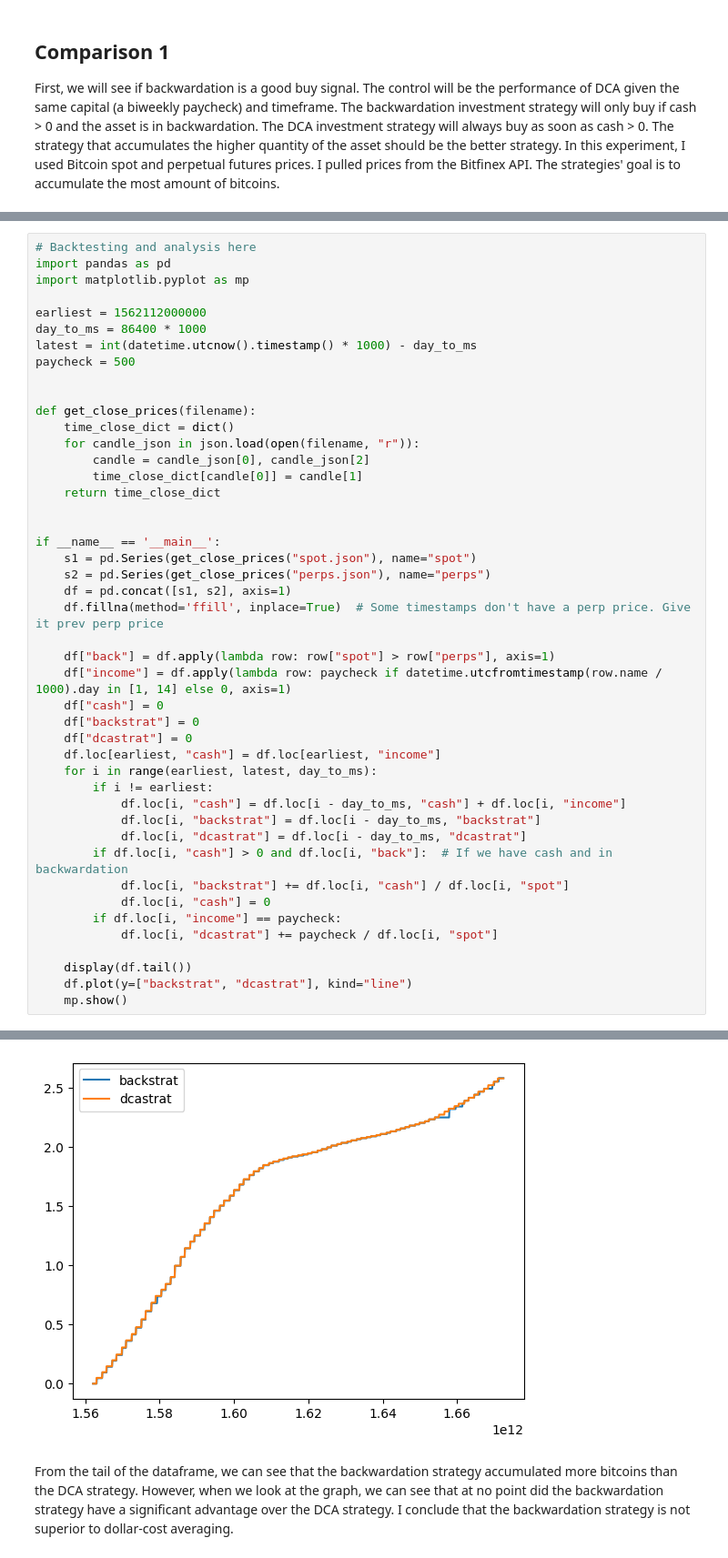
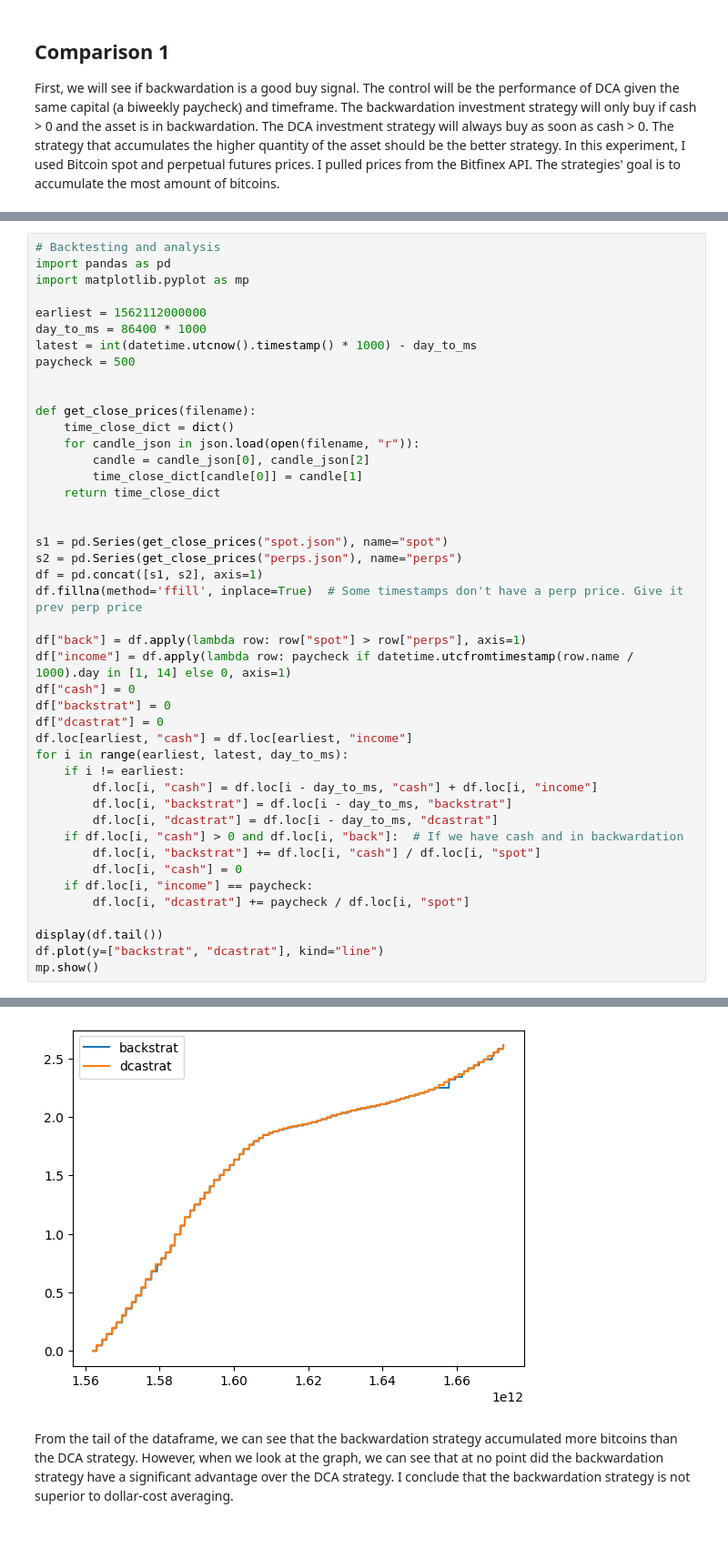
Before and after one commit to brianeide/backtesting, a Jupyter notebook: dca_compare/dca_compare.ipynb, the cells around one changed output, grey strips where cells are left out. Shown: that part at 91% size. Drawn from its saved outputs; the diff is of its cells as text.

```diff
--- a/dca_compare/dca_compare.ipynb
+++ b/dca_compare/dca_compare.ipynb
@@ -37,5 +36,5 @@ if __name__ == '__main__':
 # %%
-# Backtesting and analysis here
+# Backtesting and analysis
 import pandas as pd
 import matplotlib.pyplot as mp
 
@@ -53,31 +52,30 @@ def get_close_prices(filename):
     return time_close_dict
 
 
-if __name__ == '__main__':
-    s1 = pd.Series(get_close_prices("spot.json"), name="spot")
-    s2 = pd.Series(get_close_prices("perps.json"), name="perps")
-    df = pd.concat([s1, s2], axis=1)
-    df.fillna(method='ffill', inplace=True)  # Some timestamps don't have a perp price. Give it prev perp price
+s1 = pd.Series(get_close_prices("spot.json"), name="spot")
+s2 = pd.Series(get_close_prices("perps.json"), name="perps")
+df = pd.concat([s1, s2], axis=1)
+df.fillna(method='ffill', inplace=True)  # Some timestamps don't have a perp price. Give it prev perp price
 
-    df["back"] = df.apply(lambda row: row["spot"] > row["perps"], axis=1)
-    df["income"] = df.apply(lambda row: paycheck if datetime.utcfromtimestamp(row.name / 1000).day in [1, 14] else 0, axis=1)
-    df["cash"] = 0
-    df["backstrat"] = 0
-    df["dcastrat"] = 0
-    df.loc[earliest, "cash"] = df.loc[earliest, "income"]
-    for i in range(earliest, latest, day_to_ms):
-        if i != earliest:
-            df.loc[i, "cash"] = df.loc[i - day_to_ms, "cash"] + df.loc[i, "income"]
-            df.loc[i, "backstrat"] = df.loc[i - day_to_ms, "backstrat"]
-            df.loc[i, "dcastrat"] = df.loc[i - day_to_ms, "dcastrat"]
-        if df.loc[i, "cash"] > 0 and df.loc[i, "back"]:  # If we have cash and in backwardation
-            df.loc[i, "backstrat"] += df.loc[i, "cash"] / df.loc[i, "spot"]
-            df.loc[i, "cash"] = 0
-        if df.loc[i, "income"] == paycheck:
-            df.loc[i, "dcastrat"] += paycheck / df.loc[i, "spot"]
+df["back"] = df.apply(lambda row: row["spot"] > row["perps"], axis=1)
+df["income"] = df.apply(lambda row: paycheck if datetime.utcfromtimestamp(row.name / 1000).day in [1, 14] else 0, axis=1)
+df["cash"] = 0
+df["backstrat"] = 0
+df["dcastrat"] = 0
+df.loc[earliest, "cash"] = df.loc[earliest, "income"]
+for i in range(earliest, latest, day_to_ms):
+    if i != earliest:
+        df.loc[i, "cash"] = df.loc[i - day_to_ms, "cash"] + df.loc[i, "income"]
+        df.loc[i, "backstrat"] = df.loc[i - day_to_ms, "backstrat"]
+        df.loc[i, "dcastrat"] = df.loc[i - day_to_ms, "dcastrat"]
+    if df.loc[i, "cash"] > 0 and df.loc[i, "back"]:  # If we have cash and in backwardation
+        df.loc[i, "backstrat"] += df.loc[i, "cash"] / df.loc[i, "spot"]
+        df.loc[i, "cash"] = 0
+    if df.loc[i, "income"] == paycheck:
+        df.loc[i, "dcastrat"] += paycheck / df.loc[i, "spot"]
 
-    display(df.tail())
-    df.plot(y=["backstrat", "dcastrat"], kind="line")
-    mp.show()
+display(df.tail())
+df.plot(y=["backstrat", "dcastrat"], kind="line")
+mp.show()
 # %% [output]
 |  | spot | perps | back | income | cash | backstrat | dcastrat |
@@ -89,4 +87,4 @@ if __name__ == '__main__':
-[figure, old version]
+[figure, new version]
 # %% [markdown]
 From the tail of the dataframe, we can see that the backwardation strategy accumulated more bitcoins than the DCA strategy. However, when we look at the graph, we can see that at no point did the backwardation strategy have a significant advantage over the DCA strategy. I conclude that the backwardation strategy is not superior to dollar-cost averaging.
 # %% [markdown]
```
Also changed, not shown: parts of 7 cells of this notebook.
